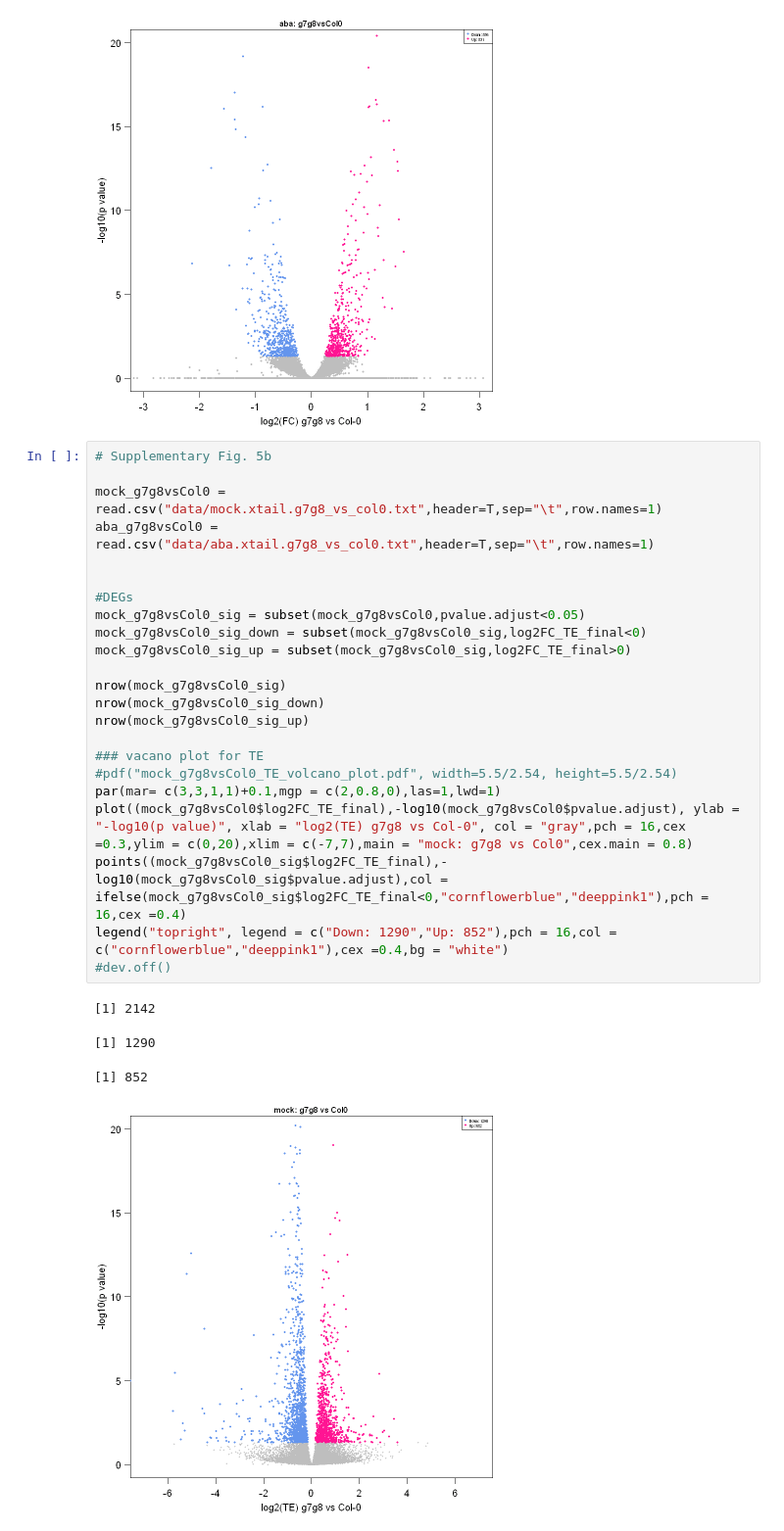
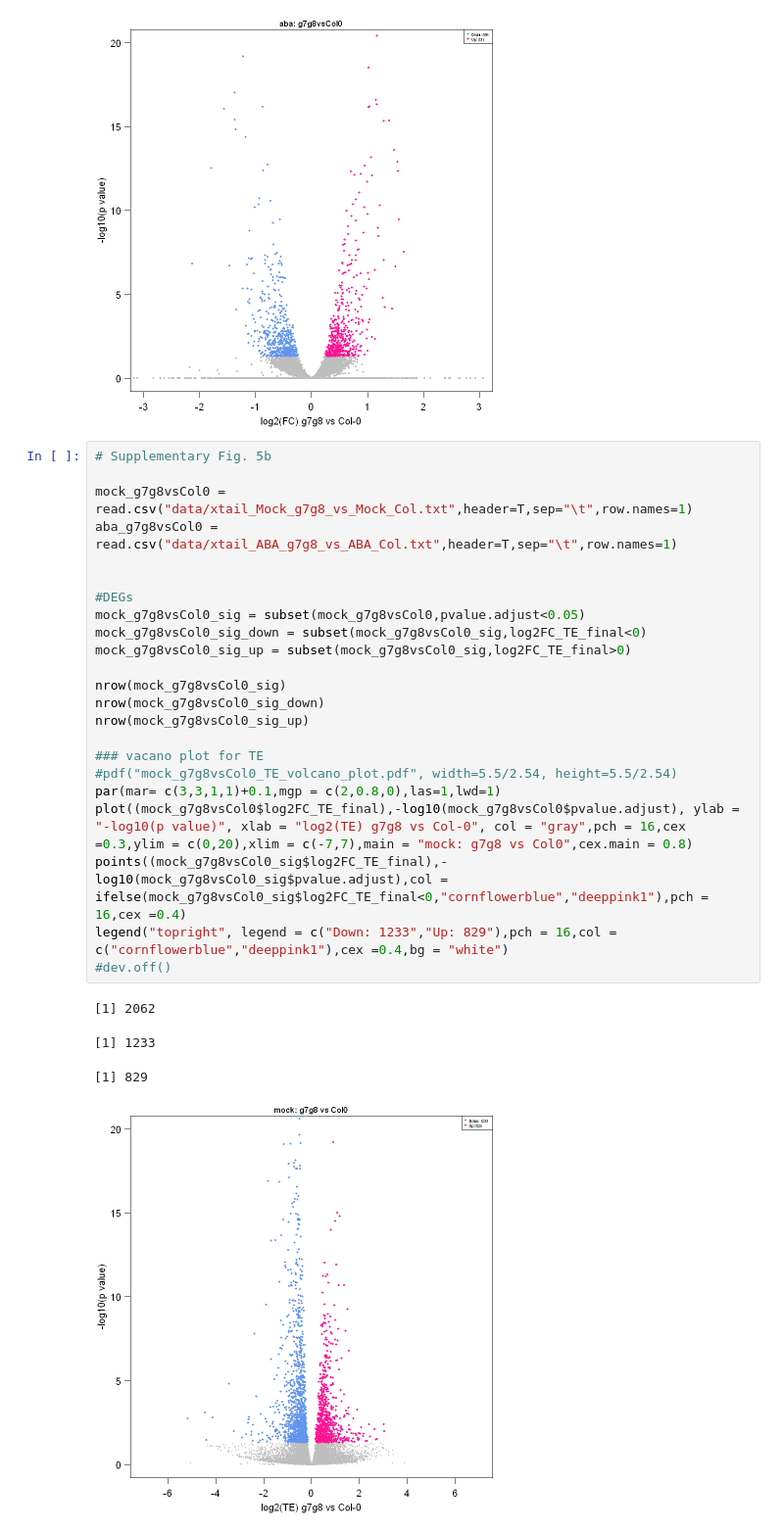
Before and after one commit to yulab2021/GRP7-mediate-translational-regulation, a Jupyter notebook: script/figure_5.ipynb, the cells around one changed output. Shown at 98% size. Drawn from its saved outputs; the diff is of its cells as text.

```diff
--- a/script/figure_5.ipynb
+++ b/script/figure_5.ipynb
@@ -50,31 +50,31 @@ legend("topright", legend = c("Down: 556","Up: 531"),pch = 16,col = c("cornflowe
 # %%
 # Supplementary Fig. 5b
 
-mock_g7g8vsCol0 = read.csv("data/mock.xtail.g7g8_vs_col0.txt",header=T,sep="\t",row.names=1)
-aba_g7g8vsCol0 = read.csv("data/aba.xtail.g7g8_vs_col0.txt",header=T,sep="\t",row.names=1)
+mock_g7g8vsCol0 = read.csv("data/xtail_Mock_g7g8_vs_Mock_Col.txt",header=T,sep="\t",row.names=1)
+aba_g7g8vsCol0 = read.csv("data/xtail_ABA_g7g8_vs_ABA_Col.txt",header=T,sep="\t",row.names=1)
 
 
 #DEGs
 mock_g7g8vsCol0_sig = subset(mock_g7g8vsCol0,pvalue.adjust<0.05)
 mock_g7g8vsCol0_sig_down = subset(mock_g7g8vsCol0_sig,log2FC_TE_final<0)
 mock_g7g8vsCol0_sig_up = subset(mock_g7g8vsCol0_sig,log2FC_TE_final>0)
 
 nrow(mock_g7g8vsCol0_sig)
 nrow(mock_g7g8vsCol0_sig_down)
 nrow(mock_g7g8vsCol0_sig_up)
 
 ### vacano plot for TE
 #pdf("mock_g7g8vsCol0_TE_volcano_plot.pdf", width=5.5/2.54, height=5.5/2.54)
 par(mar= c(3,3,1,1)+0.1,mgp = c(2,0.8,0),las=1,lwd=1)
 plot((mock_g7g8vsCol0$log2FC_TE_final),-log10(mock_g7g8vsCol0$pvalue.adjust), ylab = "-log10(p value)", xlab = "log2(TE) g7g8 vs Col-0", col = "gray",pch = 16,cex =0.3,ylim = c(0,20),xlim = c(-7,7),main = "mock: g7g8 vs Col0",cex.main = 0.8)
 points((mock_g7g8vsCol0_sig$log2FC_TE_final),-log10(mock_g7g8vsCol0_sig$pvalue.adjust),col = ifelse(mock_g7g8vsCol0_sig$log2FC_TE_final<0,"cornflowerblue","deeppink1"),pch = 16,cex =0.4)
-legend("topright", legend = c("Down: 1290","Up: 852"),pch = 16,col = c("cornflowerblue","deeppink1"),cex =0.4,bg = "white")
+legend("topright", legend = c("Down: 1233","Up: 829"),pch = 16,col = c("cornflowerblue","deeppink1"),cex =0.4,bg = "white")
 #dev.off()
 # %% [output]
-[1] 2142
+[1] 2062
-[1] 1290
+[1] 1233
-[1] 852
+[1] 829
-[figure, old version]
+[figure, new version]
 # %%
 aba_g7g8vsCol0_sig = subset(aba_g7g8vsCol0,pvalue.adjust<0.05)
 aba_g7g8vsCol0_sig_down = subset(aba_g7g8vsCol0_sig,log2FC_TE_final<0)
```
Also changed, not shown: parts of 6 cells of this notebook, 38 other files.
